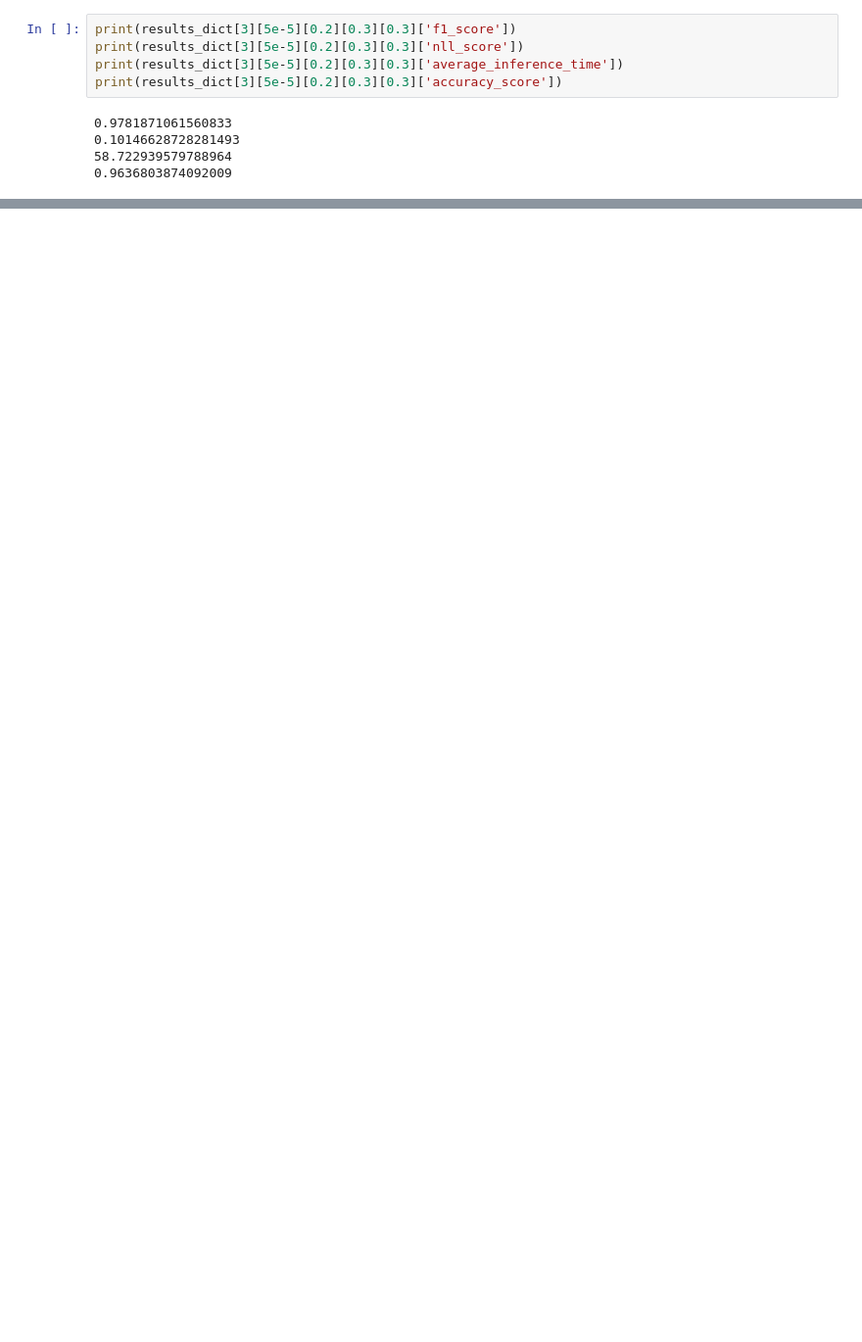
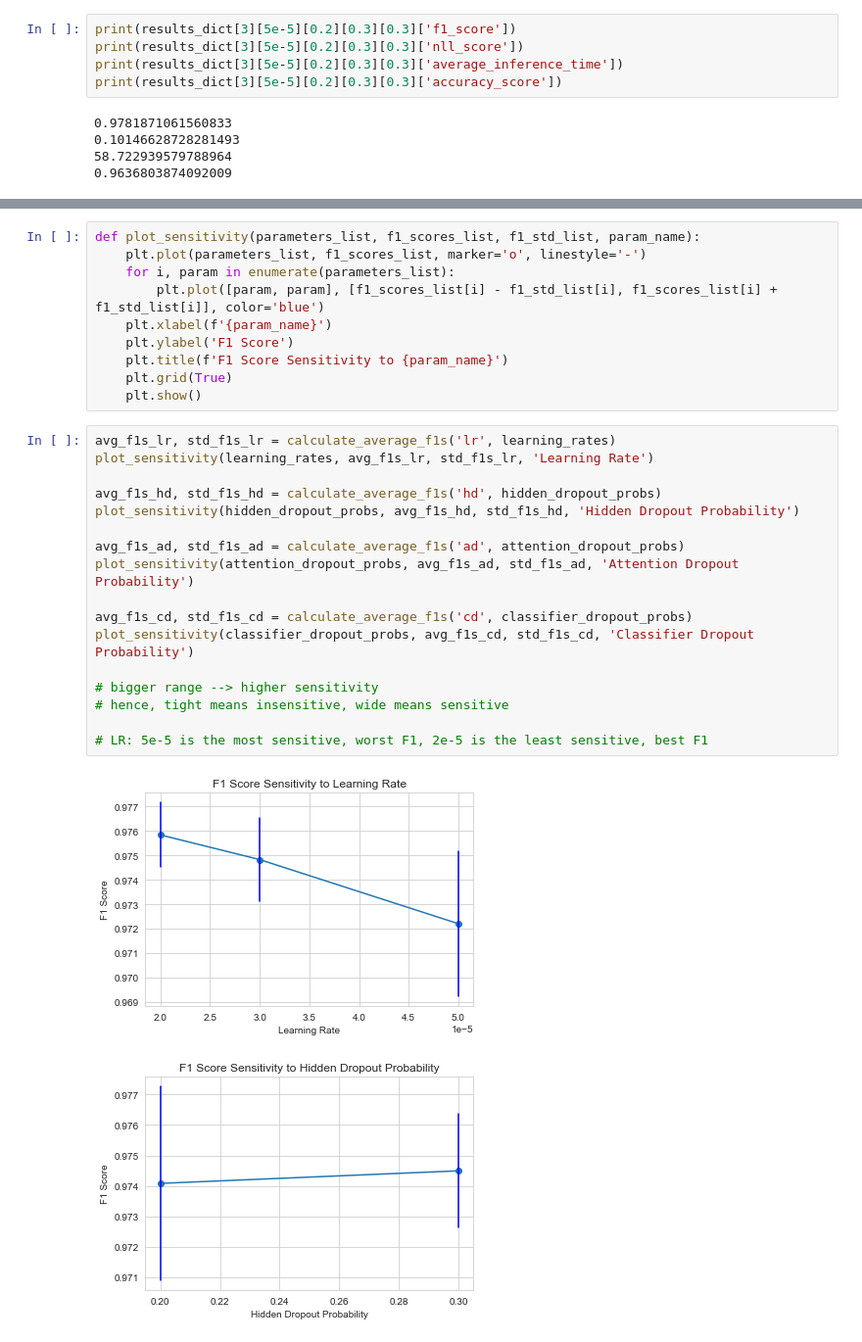
Before and after one commit to jsonnenburg/real-time-uncertainty-text-classification, a Jupyter notebook: analysis/teacher_hyperparameter_search.ipynb, the cells around one changed output, grey strips where cells are left out. Shown at 98% size. Drawn from its saved outputs; the diff is of its cells as text; blank space fills up the shorter version.

```diff
--- a/analysis/teacher_hyperparameter_search.ipynb
+++ b/analysis/teacher_hyperparameter_search.ipynb
@@ -98,0 +144,30 @@ print(results_dict[3][5e-5][0.2][0.3][0.3]['accuracy_score'])
+# %%
+def plot_sensitivity(parameters_list, f1_scores_list, f1_std_list, param_name):
+    plt.plot(parameters_list, f1_scores_list, marker='o', linestyle='-')
+    for i, param in enumerate(parameters_list):
+        plt.plot([param, param], [f1_scores_list[i] - f1_std_list[i], f1_scores_list[i] + f1_std_list[i]], color='blue')
+    plt.xlabel(f'{param_name}')
+    plt.ylabel('F1 Score')
+    plt.title(f'F1 Score Sensitivity to {param_name}')
+    plt.grid(True)
+    plt.show()
+# %%
+avg_f1s_lr, std_f1s_lr = calculate_average_f1s('lr', learning_rates)
+plot_sensitivity(learning_rates, avg_f1s_lr, std_f1s_lr, 'Learning Rate')
+
+avg_f1s_hd, std_f1s_hd = calculate_average_f1s('hd', hidden_dropout_probs)
+plot_sensitivity(hidden_dropout_probs, avg_f1s_hd, std_f1s_hd, 'Hidden Dropout Probability')
+
+avg_f1s_ad, std_f1s_ad = calculate_average_f1s('ad', attention_dropout_probs)
+plot_sensitivity(attention_dropout_probs, avg_f1s_ad, std_f1s_ad, 'Attention Dropout Probability')
+
+avg_f1s_cd, std_f1s_cd = calculate_average_f1s('cd', classifier_dropout_probs)
+plot_sensitivity(classifier_dropout_probs, avg_f1s_cd, std_f1s_cd, 'Classifier Dropout Probability')
+
+# bigger range --> higher sensitivity
+# hence, tight means insensitive, wide means sensitive
+
+# LR: 5e-5 is the most sensitive, worst F1, 2e-5 is the least sensitive, best F1
+# %% [output]
+[figure, added]
+[figure, added]
```
Also changed, not shown: parts of 7 cells of this notebook.
